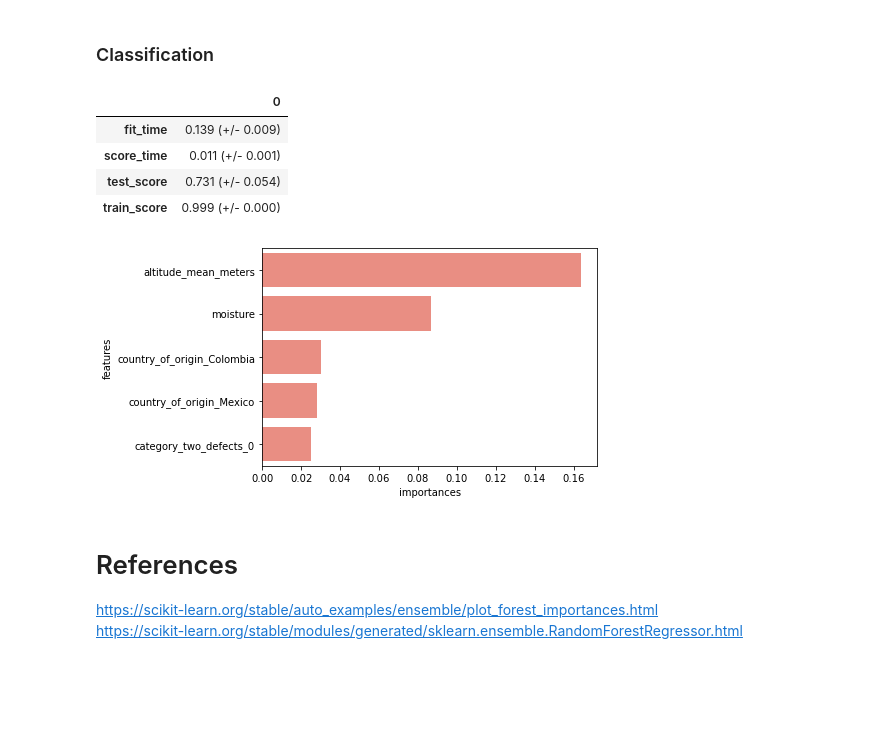
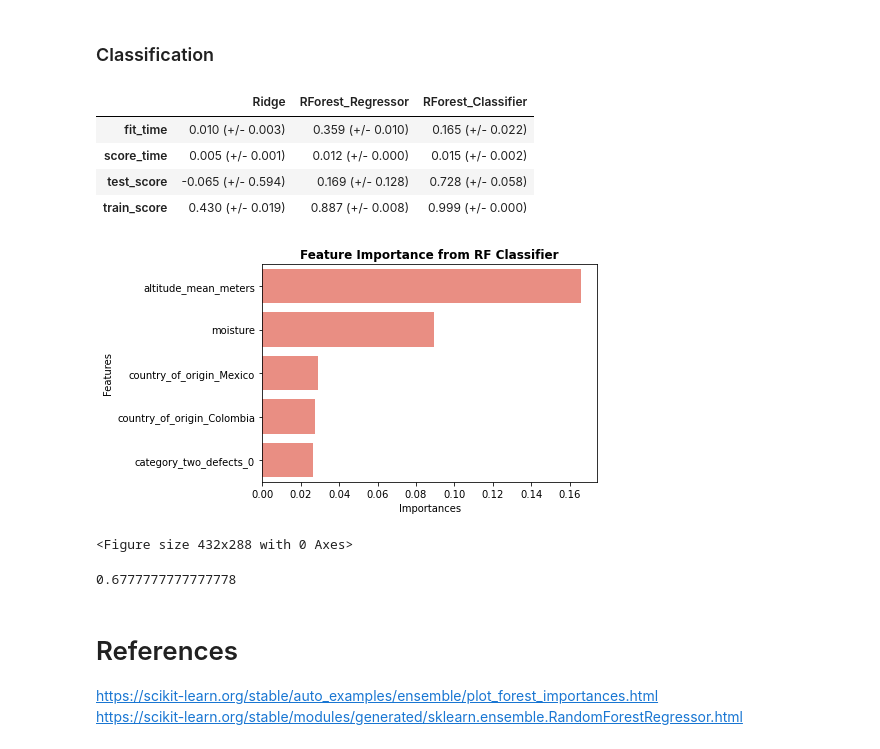
Before and after one commit to UBC-MDS/Coffee_quality_rating_predictor, a Jupyter notebook: notebooks/ML_experimentation.ipynb, the cells around one changed output. Saved outputs shown, nothing was run; the diff lists cells and outputs as text; code cells hidden in the pictures; blank space fills up the shorter version.

Commit message:
Combined results tables and added random state to models

```diff
--- a/notebooks/ML_experimentation.ipynb
+++ b/notebooks/ML_experimentation.ipynb
@@ -175,49 +179,56 @@ random_search.score(X_test, y_test)
 # train_df = pd.read_csv("../data/processed/train_df.csv")
 # test_df = pd.read_csv("../data/processed/test_df.csv")
 
-train_df['total_cup_points'] = np.where(train_df['total_cup_points']>82, 'Good', 'Poor')
-test_df['total_cup_points'] = np.where(test_df['total_cup_points']>82, 'Good', 'Poor')
+train_df['total_cup_grade'] = train_df['total_cup_points'].apply(lambda x: 'Good' if x>82 else 'Poor')
+test_df['total_cup_grade'] = test_df['total_cup_points'].apply(lambda x: 'Good' if x>82 else 'Poor')
 
-X_train = train_df.drop(columns=["total_cup_points"])
-X_test = test_df.drop(columns=["total_cup_points"])
 
-y_train = train_df["total_cup_points"]
-y_test = test_df["total_cup_points"]
+X_train_new = train_df.drop(columns=["total_cup_points", "total_cup_grade"])
+X_test_new = test_df.drop(columns=["total_cup_points", "total_cup_grade"])
+
+y_train_new = train_df["total_cup_grade"]
+y_test_new = test_df["total_cup_grade"]
 # %%
-pipe = make_pipeline(preprocessor, RandomForestClassifier())
+pipe = make_pipeline(preprocessor, RandomForestClassifier(random_state=123))
 
-pd.DataFrame(mean_std_cross_val_scores(pipe, X_train, y_train, cv=10,
+results_dict['RForest_Classifier'] = pd.DataFrame(mean_std_cross_val_scores(pipe, X_train_new, y_train_new, cv=10,
                                        return_train_score=True, scoring='roc_auc'))
+results_dict
 # %% [output]
-|  | 0 |
-| fit_time | 0.139 (+/- 0.009) |
-| score_time | 0.011 (+/- 0.001) |
-| test_score | 0.731 (+/- 0.054) |
-| train_score | 0.999 (+/- 0.000) |
+|  | Ridge | RForest_Regressor | RForest_Classifier |
+| fit_time | 0.010 (+/- 0.003) | 0.359 (+/- 0.010) | 0.165 (+/- 0.022) |
+| score_time | 0.005 (+/- 0.001) | 0.012 (+/- 0.000) | 0.015 (+/- 0.002) |
+| test_score | -0.065 (+/- 0.594) | 0.169 (+/- 0.128) | 0.728 (+/- 0.058) |
+| train_score | 0.430 (+/- 0.019) | 0.887 (+/- 0.008) | 0.999 (+/- 0.000) |
 # %%
 # Inspect important features from best RF model
 
-pipe.fit(X_train, y_train)
+pipe.fit(X_train_new, y_train_new)
 pipe['randomforestclassifier'].feature_importances_
 
 column_names = (
     numeric_features +
     preprocessor.named_transformers_["onehotencoder"].get_feature_names_out().tolist()
 )
 
 # Top 5 features
 importances = pipe['randomforestclassifier'].feature_importances_
 feat_df = pd.DataFrame({'features': column_names, 'importances': importances})
 feat_df = feat_df.sort_values('importances', ascending=False)[:5]
 
 # --> SECOND OUTPUT: Barplot of feature importances
-sns.barplot(x="importances", y="features", data=feat_df, color="salmon").set_title('Feature Importance from RF Classifier', weight='bold')
+fig_feature_importance = sns.barplot(x="importances", y="features", data=feat_df, color="salmon").set_title('Feature Importance from RF Classifier', weight='bold')
 plt.xlabel("Importances")
 plt.ylabel("Features")
 plt.show(fig_feature_importance);
-#plt.savefig("../results/feature_importance2.png")
+plt.savefig("../results/feature_importance_rfc.png")
 # %% [output]
-[figure, old version]
+[figure, new version]
+<Figure size 432x288 with 0 Axes>
+# %%
+pipe.score(X_test_new, y_test_new)
+# %% [output]
+0.6777777777777778
 # %% [markdown]
 # References
 https://scikit-learn.org/stable/auto_examples/ensemble/plot_forest_importances.html <br>
```
Also changed, not shown: parts of 8 cells of this notebook.
